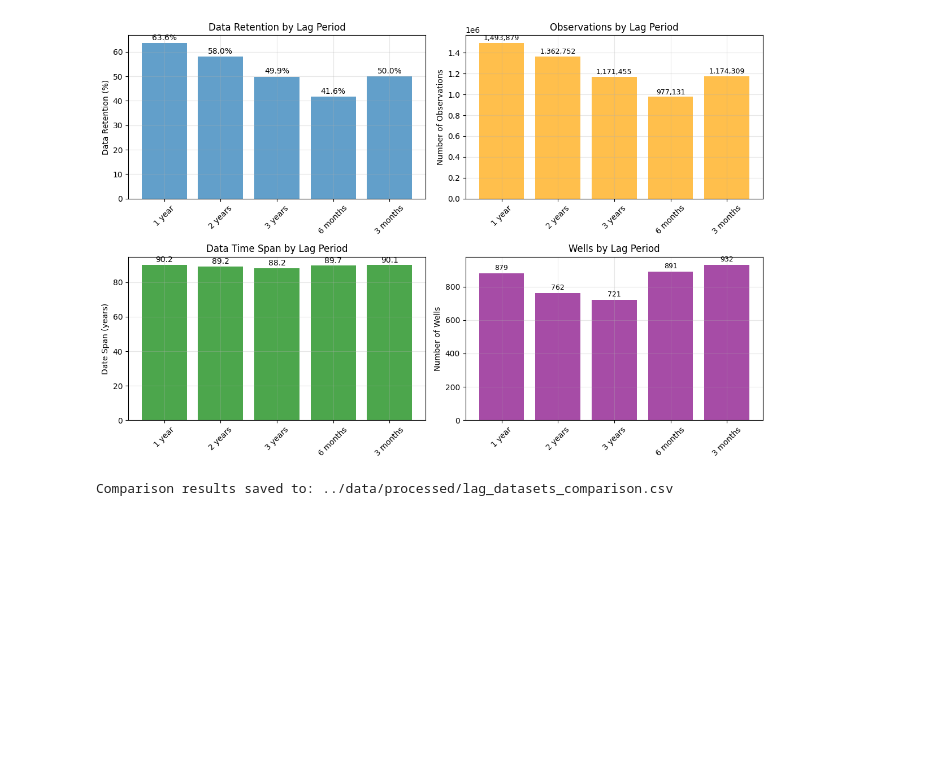
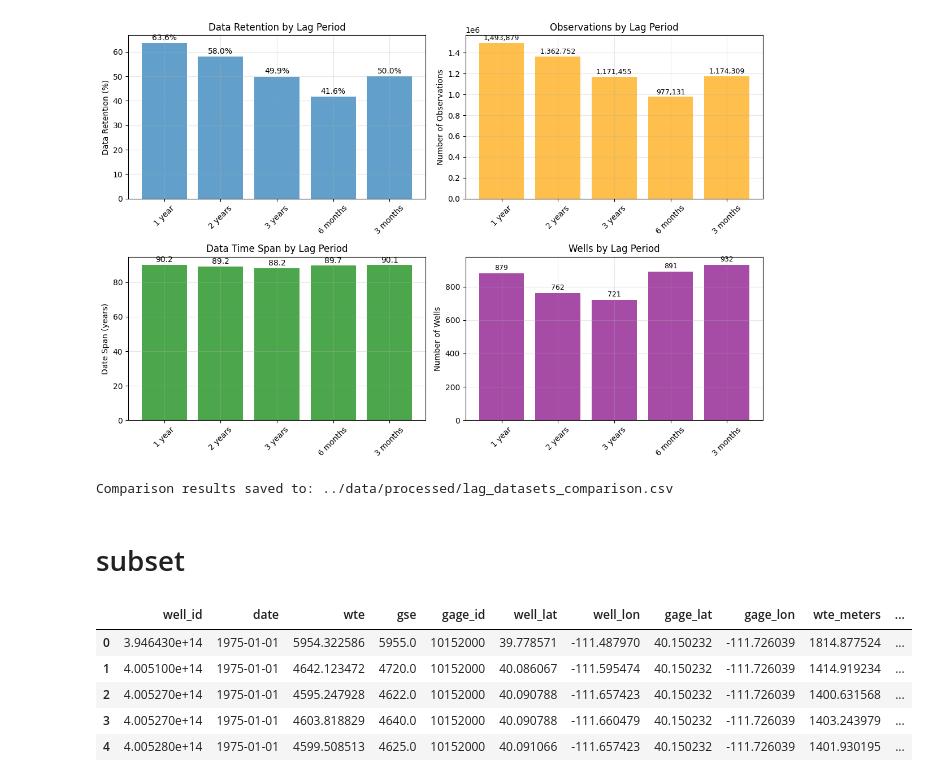
Before and after one commit to BYU-Hydroinformatics/gwbase, a Jupyter notebook: notebooks/05_delta_metrics.ipynb, the cells around one changed output. Cells and saved outputs as stored; diff of their text form; code cells hidden in the pictures; blank space fills up the shorter version.

```diff
--- a/notebooks/05_delta_metrics.ipynb
+++ b/notebooks/05_delta_metrics.ipynb
@@ -1028,3 +1028,15 @@ lag_period  n_observations  n_wells  n_gages   min_date   max_date  date_span_ye
   3 months         1174309      932        6 1933-09-28 2023-11-01        90.091718           155.333333                   94.5        1259.988197                645.5                 1             13 ...
 [figure]
 Comparison results saved to: ../data/processed/lag_datasets_comparison.csv
+# %% [markdown]
+# subset
+# %%
+no_lag=pd.read_csv('../data/features/q_buffer2_pair_delta_30m.csv')
+no_lag.head()
+# %% [output]
+|  | well_id | date | wte | gse | gage_id | well_lat | well_lon | gage_lat | gage_lon | wte_meters | ... |
+| 0 | 3.946430e+14 | 1975-01-01 | 5954.322586 | 5955.0 | 10152000 | 39.778571 | -111.487970 | 40.150232 | -111.726039 | 1814.877524 | ... |
+| 1 | 4.005100e+14 | 1975-01-01 | 4642.123472 | 4720.0 | 10152000 | 40.086067 | -111.595474 | 40.150232 | -111.726039 | 1414.919234 | ... |
+| 2 | 4.005270e+14 | 1975-01-01 | 4595.247928 | 4622.0 | 10152000 | 40.090788 | -111.657423 | 40.150232 | -111.726039 | 1400.631568 | ... |
+| 3 | 4.005270e+14 | 1975-01-01 | 4603.818829 | 4640.0 | 10152000 | 40.090788 | -111.660479 | 40.150232 | -111.726039 | 1403.243979 | ... |
+| 4 | 4.005280e+14 | 1975-01-01 | 4599.508513 | 4625.0 | 10152000 | 40.091066 | -111.657423 | 40.150232 | -111.726039 | 1401.930195 | ... |
```
Also changed, not shown: parts of 4 cells of this notebook.
